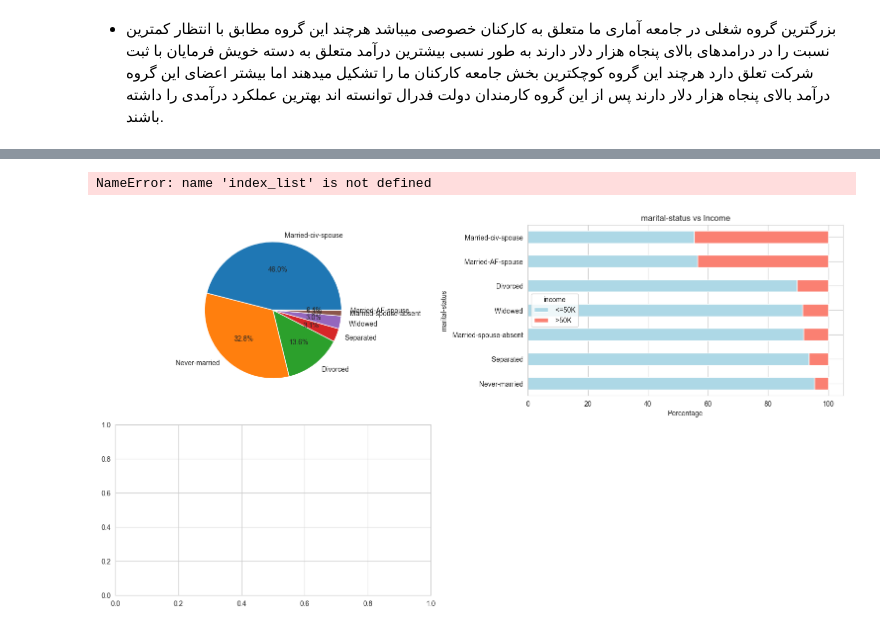
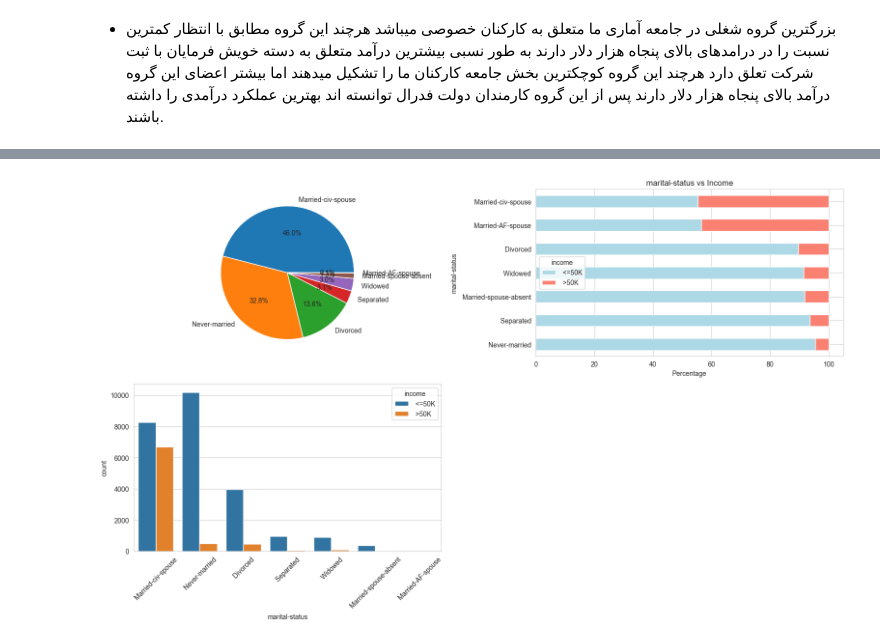
Before and after one commit to Farbod0o/Income-Analysis-in-Census-Data, a Jupyter notebook: CensusIncome.ipynb, the cells around one changed output, grey strips where cells are left out. Saved outputs shown, nothing was run; the diff lists cells and outputs as text; code cells hidden in the pictures.

```diff
--- a/CensusIncome.ipynb
+++ b/CensusIncome.ipynb
@@ -128,27 +131,25 @@ Name: count, dtype: int64
 # %%
 marital_status = data['marital-status'].value_counts()
 plt.figure(figsize=(15, 8))
 
 plt.subplot(2, 2, 1)
 plt.pie(marital_status, labels=marital_status.index, autopct='%1.1f%%')
 
-
 plt.subplot(2, 2, 2)
 marital_status_income = pd.crosstab(data['marital-status'], data['income'], normalize='index') * 100
-marital_status_income.sort_values(by=' >50K').plot(kind='barh', stacked=True, color=['lightblue', 'salmon'], ax=plt.gca())
+marital_status_income.sort_values(by=' >50K').plot(kind='barh', stacked=True, color=['lightblue', 'salmon'],
+                                                   ax=plt.gca())
 plt.xlabel('Percentage')
 plt.ylabel('marital-status')
 plt.title('marital-status vs Income')
 plt.tight_layout()
 
 plt.subplot(2, 2, 3)
-data['marital-status'] = data['income'].apply(lambda x: 1 if x == ' >50K' else 0)
-sns.lineplot(x=index_list, y=data['marital-status'].values, marker='o')
-plt.xlabel('Years of Education', fontsize=12)
-plt.ylabel('Percentage of People Earning >50K', fontsize=12)
+data['marital-status'].value_counts().sort_values()
+index_list = marital_status.index.to_list()
+sns.countplot(x="marital-status", hue='income', data=data, order=index_list)
 plt.xticks(rotation=45)
 
 plt.show()
 # %% [output]
-NameError: name 'index_list' is not defined
-[figure, old version]
+[figure, new version]
```
Also changed, not shown: parts of 11 cells of this notebook, 1 other file.
